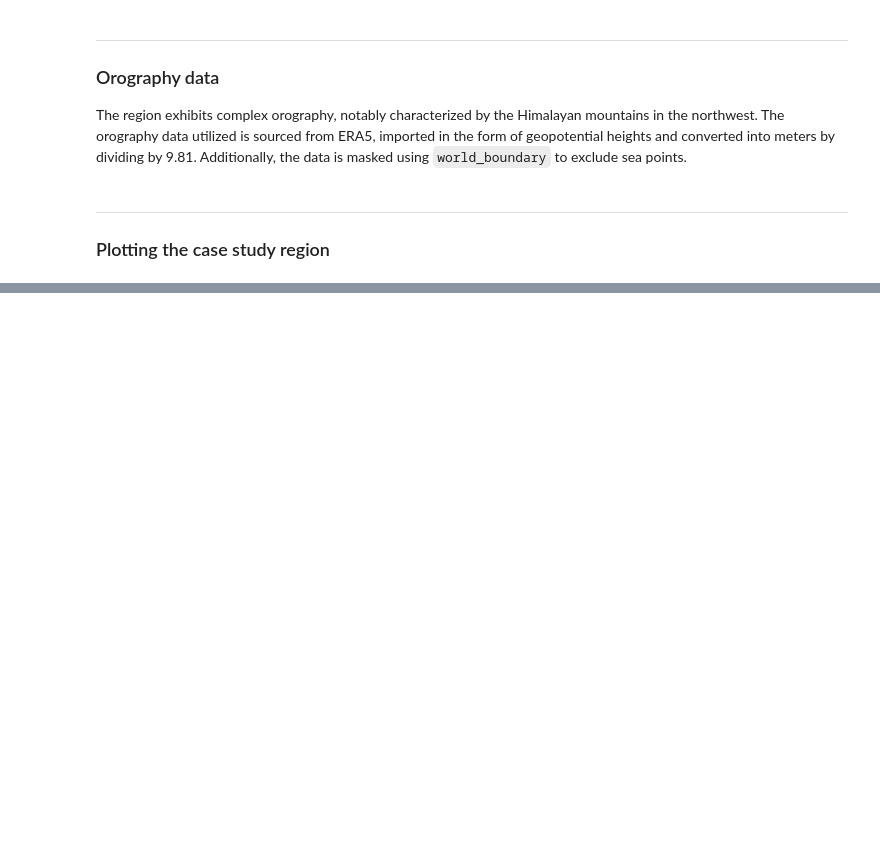
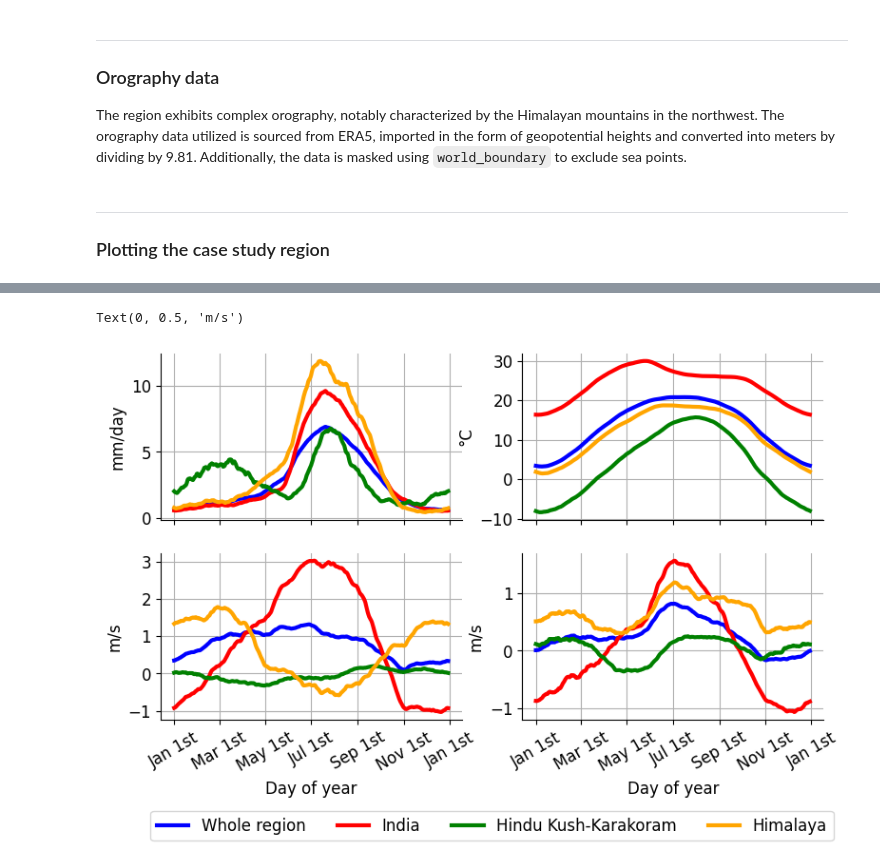
Before and after one commit to JGrassi97/XSeasonsDetect, a Jupyter notebook: notebooks/01_project_introduction.ipynb, the cells around one changed output, grey strips where cells are left out. Saved outputs shown, nothing was run; the diff lists cells and outputs as text; code cells hidden in the pictures; blank space fills up the shorter version.

```diff
--- a/notebooks/01_project_introduction.ipynb
+++ b/notebooks/01_project_introduction.ipynb
@@ -157,0 +204,49 @@ plt.show()
+# %%
+
+fig, axs = plt.subplots(2, 2, figsize=(9, 5), sharex=True)
+
+for dataset, ax in zip ([precipitation_data_monthly, temperature_data_monthly, u_wind_100_data_monthly, v_wind_100_data_monthly], axs.flatten()):
+    dataset.rio.set_spatial_dims(x_dim="lon", y_dim="lat", inplace=True)
+    dataset.rio.write_crs("epsg:4326", inplace=True)
+
+    # Plotting for the whole region
+    dataset.mean(dim=['lat', 'lon']).plot(ax = ax, color='blue', lw=3, label='Whole region')
+
+    # Plotting for India
+    dataset_INDIA = dataset.rio.clip(country_boundary.geometry.apply(mapping), country_boundary.crs, drop=True)
+    dataset_INDIA.mean(dim=['lat', 'lon']).plot(ax = ax, color='red', lw=3, label='India')
+
+    # Plotting for HKK
+    dataset_hkk = dataset.rio.clip(HKKH[HKKH.short_name=='hkk'].geometry.apply(mapping), HKKH[HKKH.short_name=='hkk'].crs, drop=True)
+    dataset_hkk.mean(dim=['lat', 'lon']).plot(ax = ax, color='green', lw=3, label='Hindu Kush-Karakoram')
+
+    # Plotting for HIM
+    dataset_him = dataset.rio.clip(HKKH[HKKH.short_name=='him'].geometry.apply(mapping), HKKH[HKKH.short_name=='him'].crs, drop=True)
+    dataset_him.mean(dim=['lat', 'lon']).plot(ax = ax, color='orange', lw=3, label='Himalaya')
+
+    ax.set_xlabel('')
+    ax.set_ylabel('')
+    ax.set_title('')
+    ax.grid(True)
+
+    # Remove top and right spines
+    ax.spines['top'].set_visible(False)
+    ax.spines['right'].set_visible(False)
+
+
+ax.legend(loc='upper center', bbox_to_anchor=(-0.1, -0.5), ncol=4, fontsize=12, fancybox=True)
+
+lev = [1, 61, 122, 183, 245, 306, 367]
+axs[1][0].set_xticks(ticks=lev, labels=[day_of_year_to_date(x) for x in lev], rotation=30, fontsize=12)
+axs[1][1].set_xticks(ticks=lev, labels=[day_of_year_to_date(x) for x in lev], rotation=30, fontsize=12)
+
+axs[1][0].set_xlabel('Day of year')
+axs[1][1].set_xlabel('Day of year')
+
+axs[0][0].set_ylabel('mm/day')
+axs[0][1].set_ylabel('°C')
+axs[1][0].set_ylabel('m/s')
+axs[1][1].set_ylabel('m/s')
+# %% [output]
+Text(0, 0.5, 'm/s')
+[figure, added]
```
Also changed, not shown: parts of 6 cells of this notebook, 4 other files.
